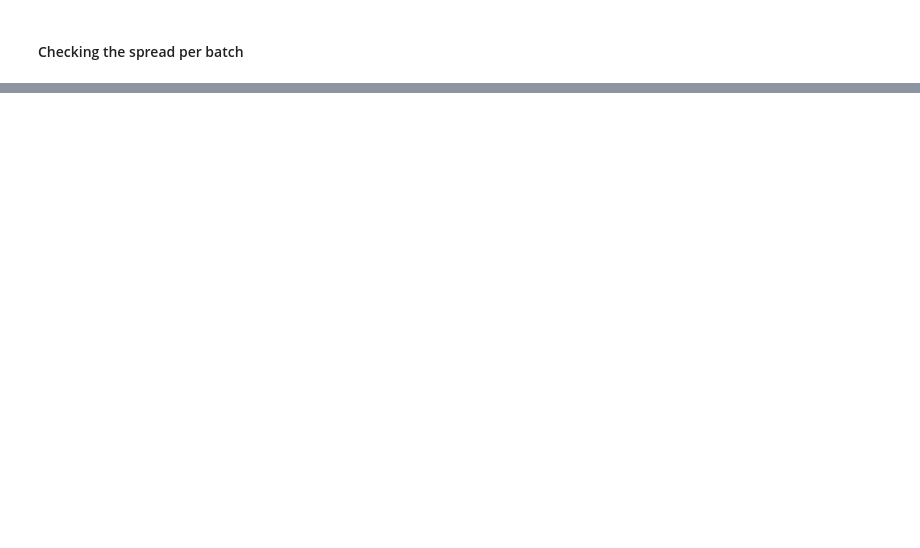
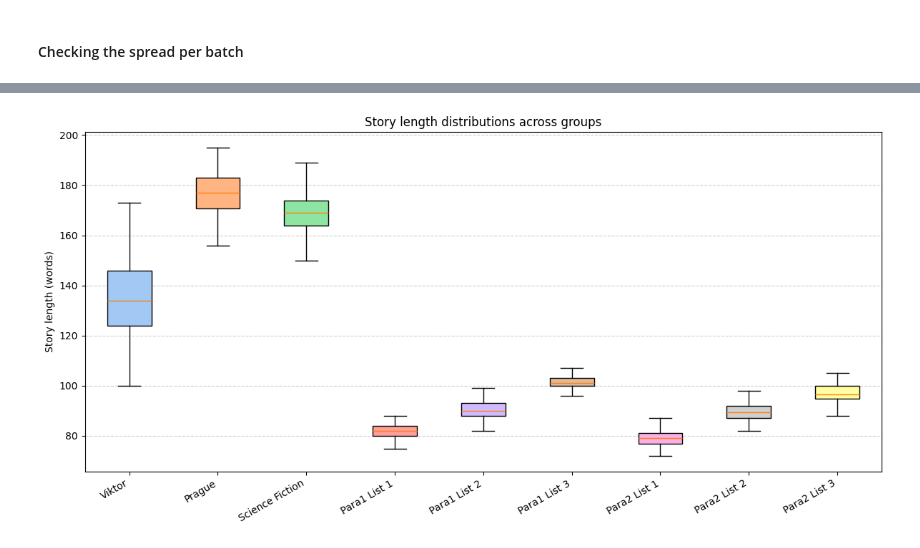
Before and after one commit to joaocnvdias/mech-i-coherence, a Jupyter notebook: vector-fields/development/prompt-v-paraphrase.ipynb, the cells around one changed output, grey strips where cells are left out. Drawn from its saved outputs; the diff is of its cells as text; code cells hidden in the pictures; blank space fills up the shorter version.

```diff
--- a/vector-fields/development/prompt-v-paraphrase.ipynb
+++ b/vector-fields/development/prompt-v-paraphrase.ipynb
@@ -221,0 +226,39 @@ plt.show()
+# %%
+def count_unique_words(text):
+    #extract only word characters and use lowercase text
+    words = re.findall(r'\b\w+\b', text.lower())
+    return len(set(words))
+
+viktor_unique = [count_unique_words(story) for story in viktor_list]
+prague_unique = [count_unique_words(story) for story in prague_list]
+sciencefic_unique = [count_unique_words(story) for story in sciencefic_list]
+
+para1_list_1_unique = [count_unique_words(story) for story in para1_list_1]
+para1_list_2_unique = [count_unique_words(story) for story in para1_list_2]
+para1_list_3_unique = [count_unique_words(story) for story in para1_list_3]
+
+para2_list_1_unique = [count_unique_words(story) for story in para2_list_1]
+para2_list_2_unique = [count_unique_words(story) for story in para2_list_2]
+para2_list_3_unique = [count_unique_words(story) for story in para2_list_3]
+
+batch_unique_counts = [
+    viktor_unique, prague_unique, sciencefic_unique,
+    para1_list_1_unique, para1_list_2_unique, para1_list_3_unique,
+    para2_list_1_unique, para2_list_2_unique, para2_list_3_unique
+]
+# %%
+#boxplot
+plt.figure(figsize=(12, 6))
+box = plt.boxplot(batch_unique_counts, patch_artist=True, tick_labels=labels, showfliers=False)
+
+for patch, color in zip(box['boxes'], colors):
+    patch.set_facecolor(color)
+
+plt.ylabel("Story length (words)")
+plt.title("Story length distributions across groups")
+plt.xticks(rotation=30, ha="right")
+plt.grid(axis="y", linestyle="--", alpha=0.6)
+plt.tight_layout()
+plt.show()
+# %% [output]
+[figure, added]
```
Also changed, not shown: parts of 10 cells of this notebook.
